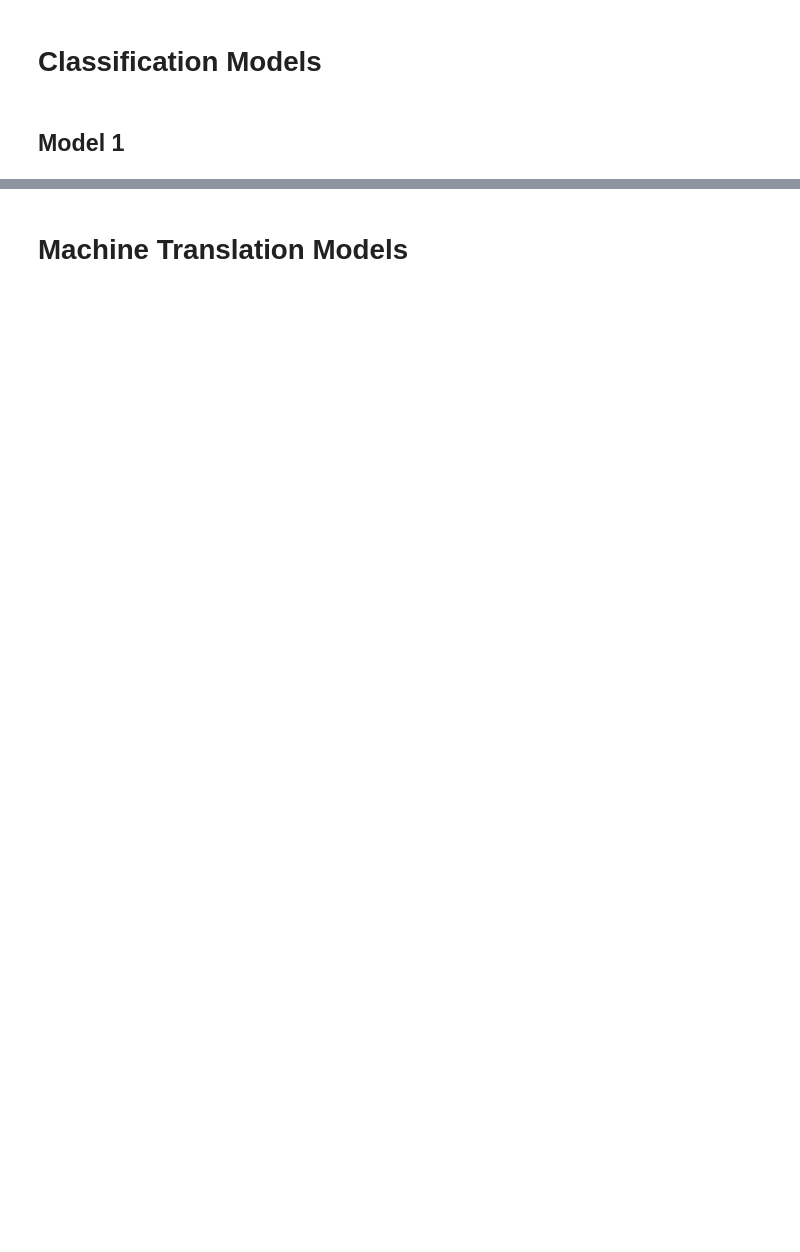
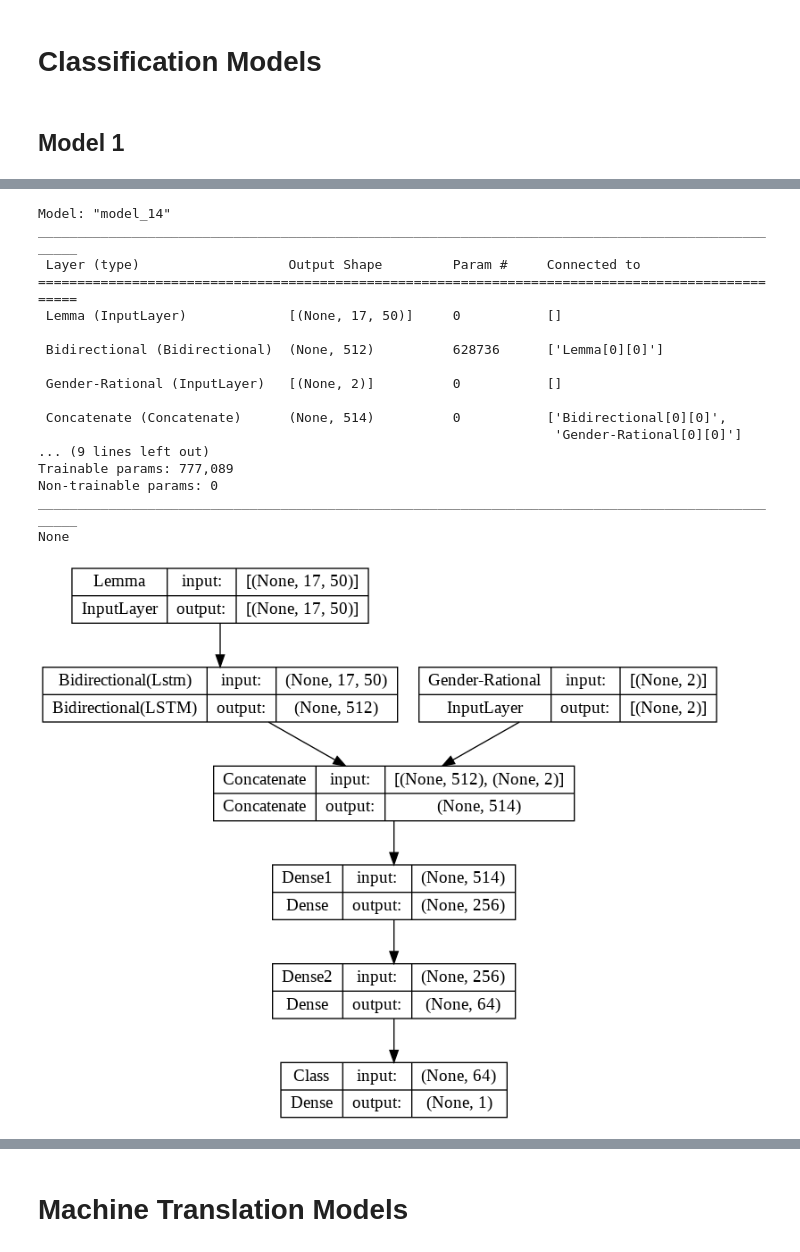
Before and after one commit to amirezzati/broken-plural, a Jupyter notebook: Arabic_broken_plurals.ipynb, the cells around one changed output, grey strips where cells are left out. Saved outputs shown, nothing was run; the diff lists cells and outputs as text; code cells hidden in the pictures; blank space fills up the shorter version.

```diff
--- a/Arabic_broken_plurals.ipynb
+++ b/Arabic_broken_plurals.ipynb
@@ -204,3 +312,12 @@ unseenLemInfIndices_test_df.head()
+# %%
+#######Risky Implementation!!! Only Run This Once
+if is_dataOrginal:
+  trainData=trainDataUnique
+  devData=devDataUnique
+  testData=testDataUnique
+  is_dataOrginal=False
+else:
+  print("Warning!!! duplicate rows has already been dropped from data.(skipped this step)")
 # %% [markdown]
 ## **Encoding Datasets (Character-based)**
 # %%
@@ -212,7 +329,7 @@ def updateCharIndex(data):
   global char_index
   # encode input with encoding character set
   for i in range(len(data[0])):
-      chars = list(data[0][i]) + list(data[1][i]) + list(data[3][i]) + list(data[4][i])
+      chars = data[0][i] + data[1][i] + data[3][i] + data[4][i]
       for c in chars:
           if c not in char_index:
               char_index[c] = len(char_index)
@@ -594,22 +678,24 @@ batch_size = 64
 # %% [markdown]
 ## **Model 1**
 # %%
-input_lemma = Input(shape=(lemma_length, encode_size))
-input_genRat = Input(shape=(genRat_length,))
+input_lemma = Input(shape=(lemma_length, encode_size), name='Lemma')
+input_genRat = Input(shape=(genRat_length,), name='Gender-Rational')
 
 
-lstm = Bidirectional(LSTM(256))(input_lemma)
+lstm = Bidirectional(LSTM(256, name='Lstm'), name='Bidirectional')(input_lemma)
 
-c = Concatenate(axis=1)([lstm, input_genRat])
+c = Concatenate(axis=1, name='Concatenate')([lstm, input_genRat])
 
-d = Dense(256, activation='relu')(c)
-d = Dense(64, activation='relu')(d)
+d = Dense(256, activation='relu', name='Dense1')(c)
+d = Dense(64, activation='relu', name='Dense2')(d)
 # d = Dense(32, activation='relu')(d)
 
-output = Dense(1, activation='sigmoid')(d)
+output = Dense(1, activation='sigmoid', name='Class')(d)
 model = Model(inputs=[input_lemma, input_genRat], outputs=output)
 
-checkpoint_filepath = path + '/model 1/model 1.hdf5'
+model.save(path + "/model 1/structure.h5")
+
+checkpoint_filepath = path + '/model 1/weights.hdf5'
 checkpoint = ModelCheckpoint(filepath=checkpoint_filepath, monitor='val_accuracy', mode='max', save_best_only=True, verbose=0)
 
 model.compile(loss="binary_crossentropy", optimizer=Adam(0.001), metrics=['accuracy'])
@@ -620,4 +726,23 @@ with tf.device('/GPU:0'):
 # %%
 print(model.summary())
-plot_model(model, to_file=path+'/model 1/architecture.png', show_shapes=True, show_layer_names=False)
+plot_model(model, to_file=path+'/model 1/architecture.png', show_shapes=True, show_layer_names=True)
+# %% [output]
+Model: "model_14"
+__________________________________________________________________________________________________
+ Layer (type)                   Output Shape         Param #     Connected to
+==================================================================================================
+ Lemma (InputLayer)             [(None, 17, 50)]     0           []
+
+ Bidirectional (Bidirectional)  (None, 512)          628736      ['Lemma[0][0]']
+
+ Gender-Rational (InputLayer)   [(None, 2)]          0           []
+
+ Concatenate (Concatenate)      (None, 514)          0           ['Bidirectional[0][0]',
+                                                                  'Gender-Rational[0][0]']
+... (9 lines left out)
+Trainable params: 777,089
+Non-trainable params: 0
+__________________________________________________________________________________________________
+None
+[figure, added]
 # %%
```
Also changed, not shown: parts of 93 cells of this notebook.
